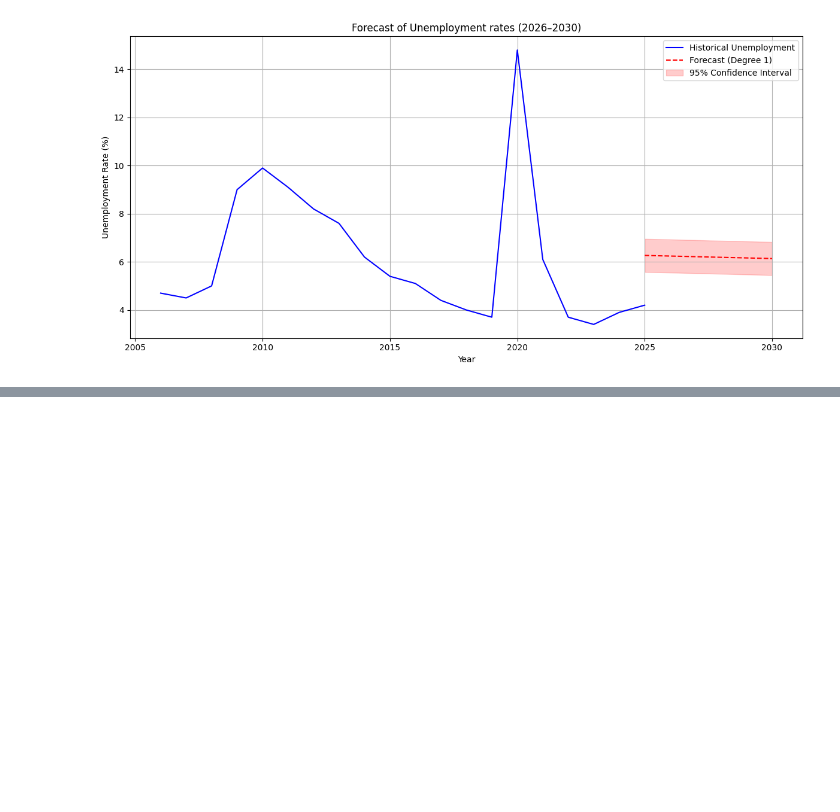
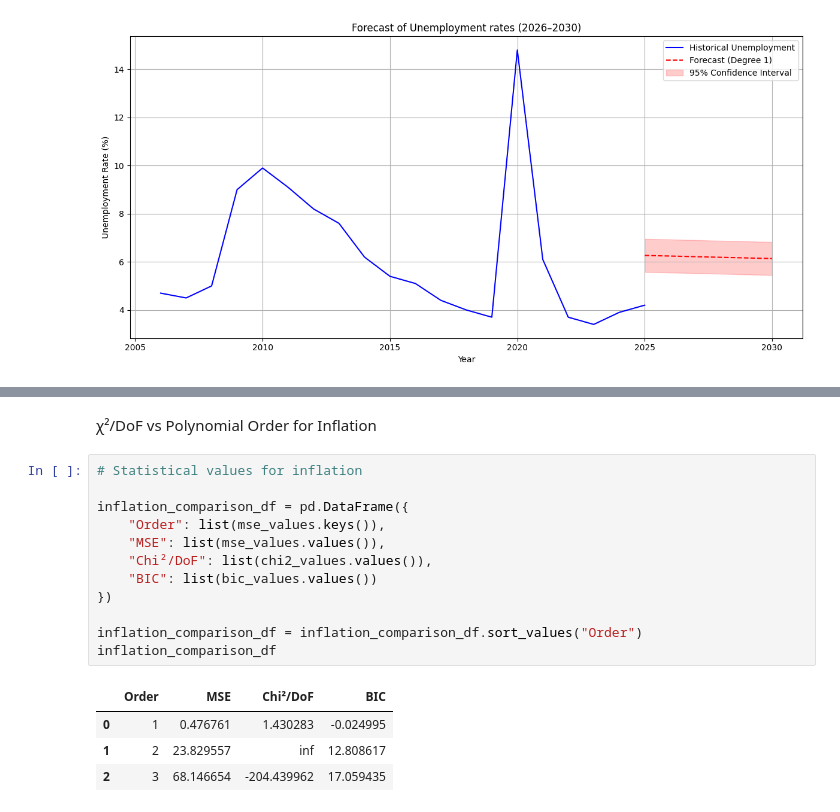
Before and after one commit to AjwadIbnSwalehin/retail-macro-forecasting, a Jupyter notebook: notebooks/general_merchandise.ipynb, the cells around one changed output, grey strips where cells are left out. Cells and saved outputs as stored; diff of their text form; blank space fills up the shorter version.

```diff
--- a/notebooks/general_merchandise.ipynb
+++ b/notebooks/general_merchandise.ipynb
@@ -386,0 +425,19 @@ plt.show()
+# %% [markdown]
+χ²/DoF vs Polynomial Order for Inflation
+# %%
+# Statistical values for inflation
+
+inflation_comparison_df = pd.DataFrame({
+    "Order": list(mse_values.keys()),
+    "MSE": list(mse_values.values()),
+    "Chi²/DoF": list(chi2_values.values()),
+    "BIC": list(bic_values.values())
+})
+
+inflation_comparison_df = inflation_comparison_df.sort_values("Order")
+inflation_comparison_df
+# %% [output]
+|  | Order | MSE | Chi²/DoF | BIC |
+| 0 | 1 | 0.476761 | 1.430283 | -0.024995 |
+| 1 | 2 | 23.829557 | inf | 12.808617 |
+| 2 | 3 | 68.146654 | -204.439962 | 17.059435 |
```
Also changed, not shown: parts of 4 cells of this notebook.
